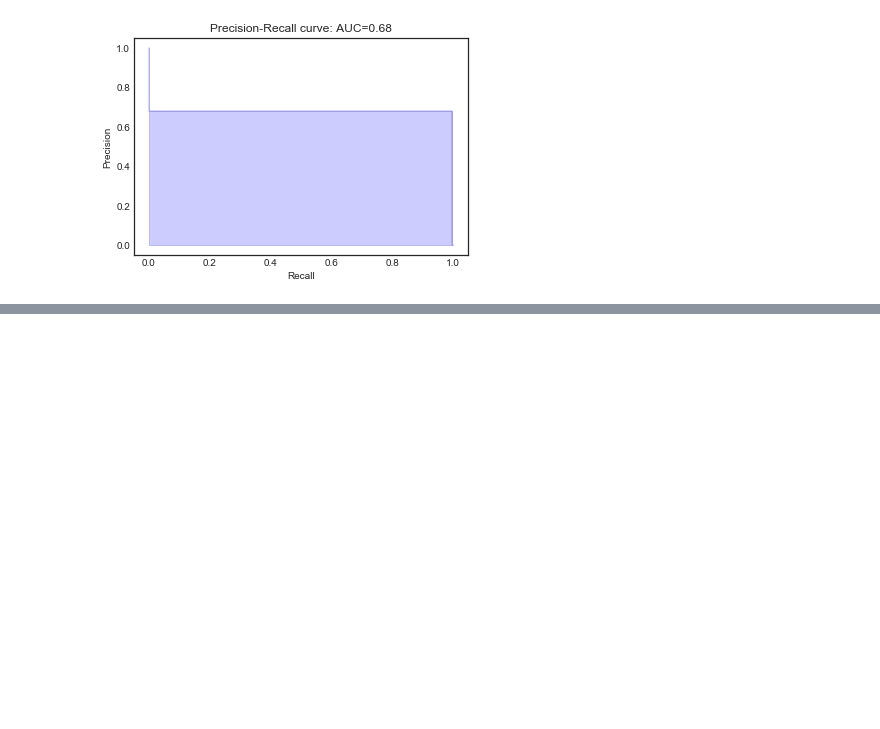
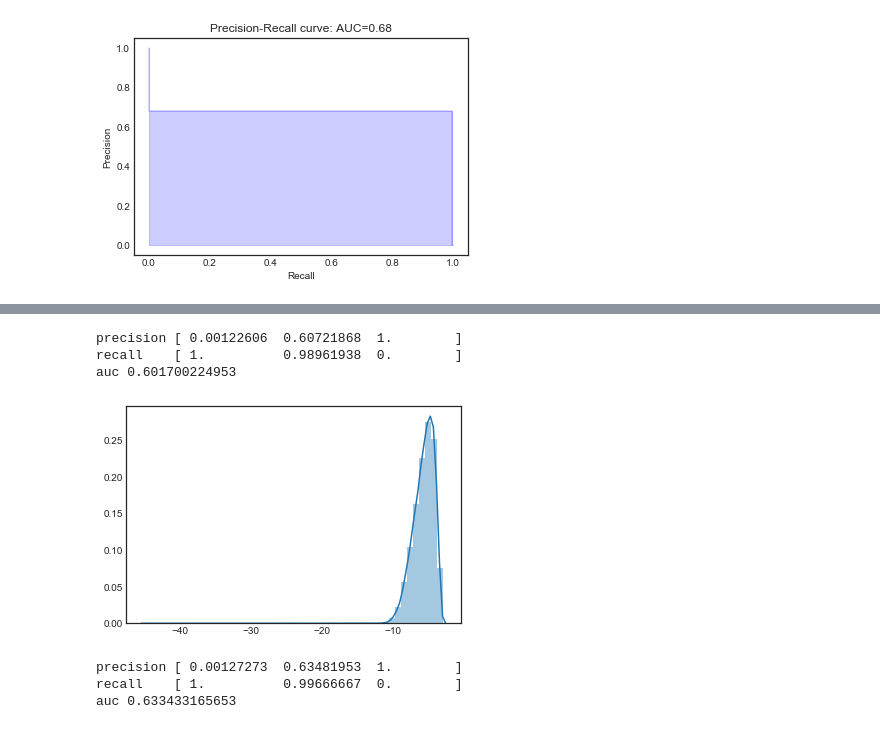
Before and after one commit to NekuSakuraba/machine-learning, a Jupyter notebook: projects/capstone/project/Project Development.ipynb, the cells around one changed output, grey strips where cells are left out. Cells and saved outputs as stored; diff of their text form; code cells hidden in the pictures; blank space fills up the shorter version.

```diff
--- a/projects/capstone/project/Project Development.ipynb
+++ b/projects/capstone/project/Project Development.ipynb
@@ -512,0 +616,42 @@ plt.show()
+# %%
+y_pred = [1 if y_ < -16.25 else 0 for y_ in y_score]
+
+precision, recall, _ = precision_recall_curve(y_pred, y_true)
+auc = average_precision_score(y_true=y_true, y_score=y_pred)
+
+print 'precision %s' % precision
+print 'recall    %s' % recall
+print 'auc %s' % auc
+# %% [output]
+precision [ 0.00122606  0.60721868  1.        ]
+recall    [ 1.          0.98961938  0.        ]
+auc 0.601700224953
+# %%
+t_clf = MultivariateTMixture(n_components=2)
+t_clf.fit(X_resampled)
+
+l = []
+for i in range(2):
+    t_clf.iterate(X_resampled)
+    l.append(t_clf.log_likelihood(X_resampled))
+# %%
+y_score = t_clf.pdf(X[~y.index.isin(idxs)])
+y_score = np.log(y_score)
+# %%
+sns.distplot(y_score)
+plt.show()
+# %% [output]
+[figure, added]
+# %%
+y_pred = [1 if y_ < -12.05 else 0 for y_ in y_score]
+
+precision, recall, _ = precision_recall_curve(y_pred, y_true)
+auc = average_precision_score(y_true=y_true, y_score=y_pred)
+
+print 'precision %s' % precision
+print 'recall    %s' % recall
+print 'auc %s' % auc
+# %% [output]
+precision [ 0.00127273  0.63481953  1.        ]
+recall    [ 1.          0.99666667  0.        ]
+auc 0.633433165653
```
Also changed, not shown: parts of 15 cells of this notebook, 1 other file.
